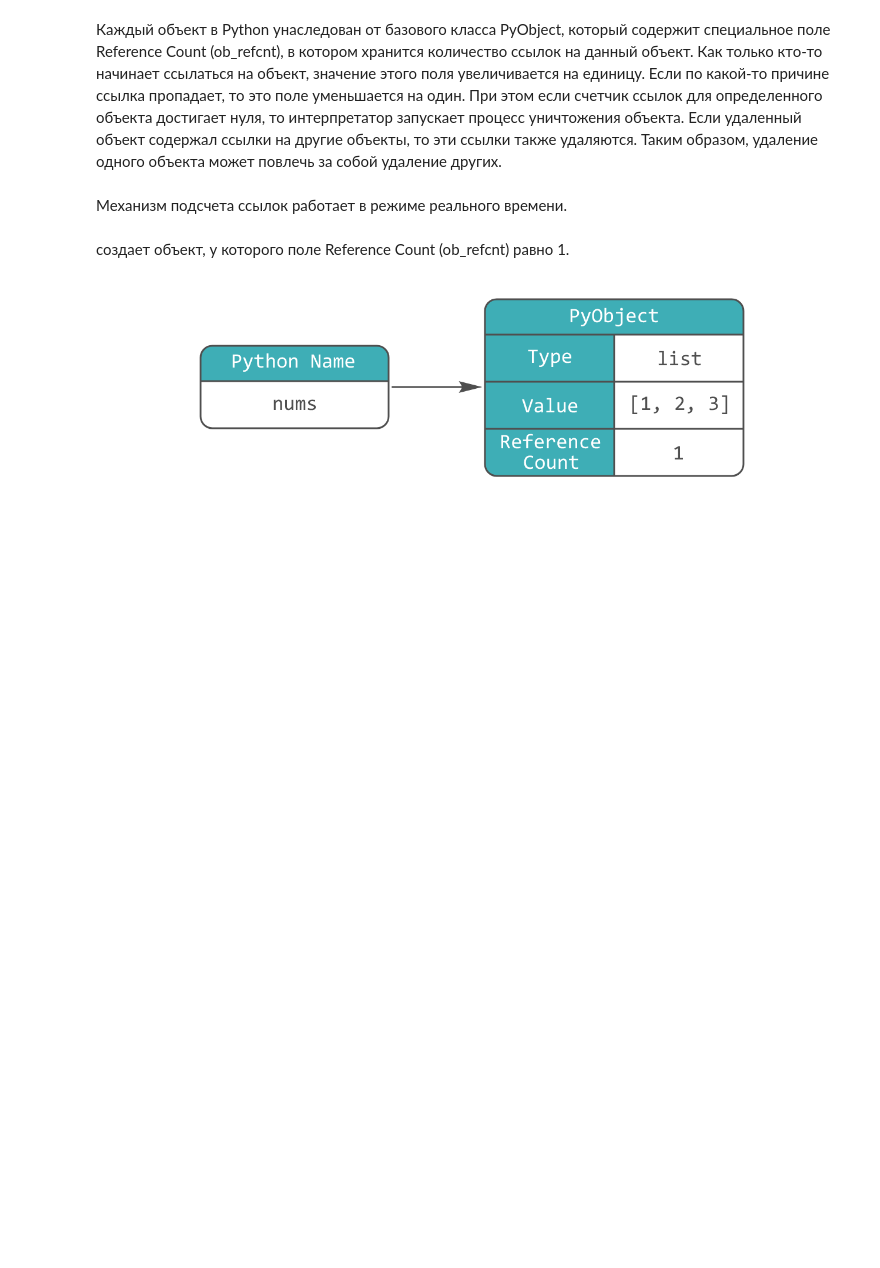
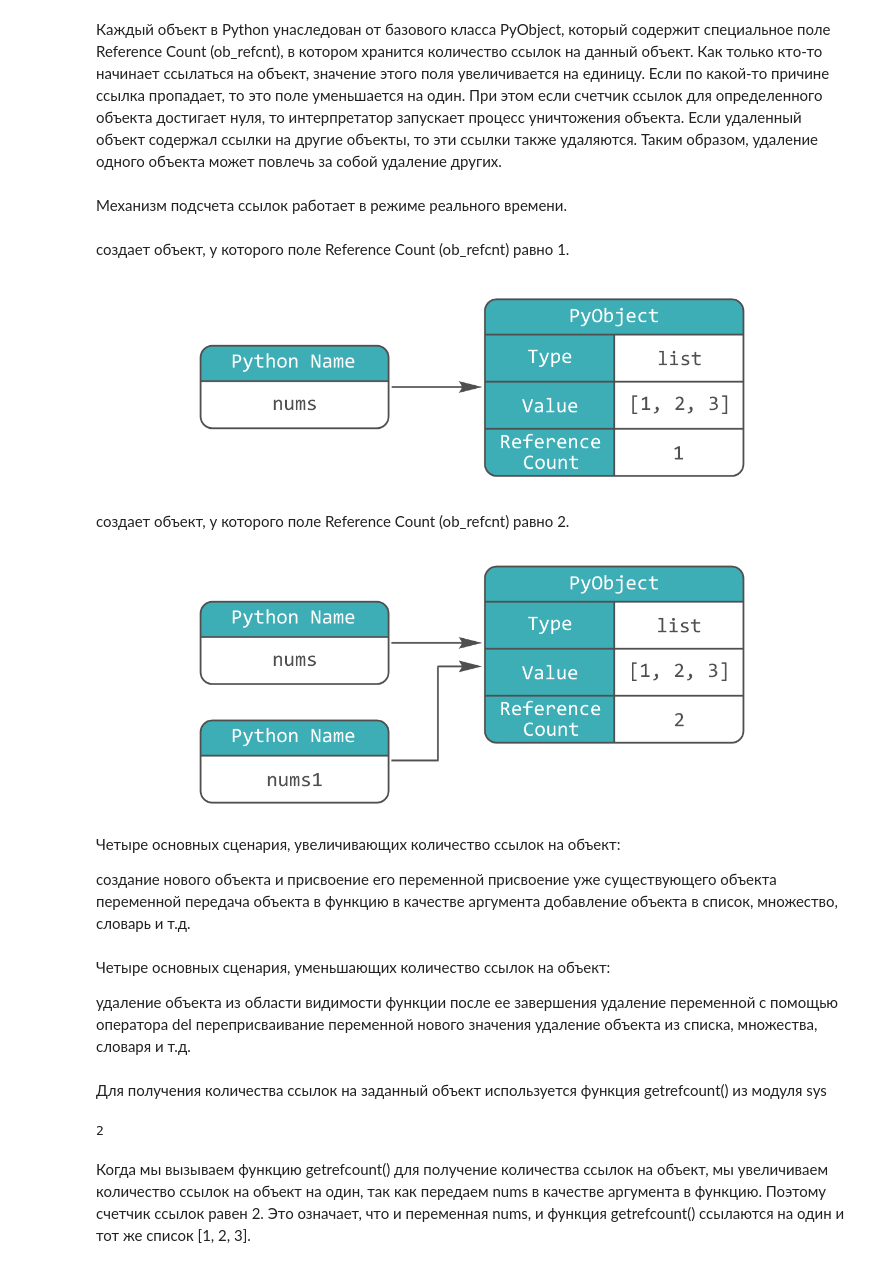
Before and after one commit to KovalenkoKonstantin/Python-Generation-a-Course-for-Professionals, a Jupyter notebook: 5/5.5 Memory clearing mechanisms.ipynb, the cells around one changed output. Saved outputs shown, nothing was run; the diff lists cells and outputs as text; code cells hidden in the pictures; blank space fills up the shorter version.

```diff
--- a/5/5.5 Memory clearing mechanisms.ipynb
+++ b/5/5.5 Memory clearing mechanisms.ipynb
@@ -26,0 +32,32 @@ picture('память8 (1).png')
+# %% [markdown]
+создает объект, у которого поле Reference Count (ob_refcnt) равно 2.
+# %%
+picture('память8.png')
+# %% [output]
+[figure, added]
+# %% [markdown]
+Четыре основных сценария, увеличивающих количество ссылок на объект:
+
+создание нового объекта и присвоение его переменной
+присвоение уже существующего объекта переменной
+передача объекта в функцию в качестве аргумента
+добавление объекта в список, множество, словарь и т.д.
+# %% [markdown]
+Четыре основных сценария, уменьшающих количество ссылок на объект:
+
+удаление объекта из области видимости функции после ее завершения
+удаление переменной с помощью оператора del
+переприсваивание переменной нового значения
+удаление объекта из списка, множества, словаря и т.д.
+# %% [markdown]
+Для получения количества ссылок на заданный объект используется функция getrefcount() из модуля sys
+# %%
+import sys
+
+nums = [1, 2, 3]
+
+print(sys.getrefcount(nums))
+# %% [output]
+2
+# %% [markdown]
+Когда мы вызываем функцию getrefcount() для получение количества ссылок на объект, мы увеличиваем количество ссылок на объект на один, так как передаем nums в качестве аргумента в функцию. Поэтому счетчик ссылок равен 2. Это означает, что и переменная nums, и функция getrefcount() ссылаются на один и тот же список [1, 2, 3].
```
Also changed, not shown: parts of 35 cells of this notebook.
